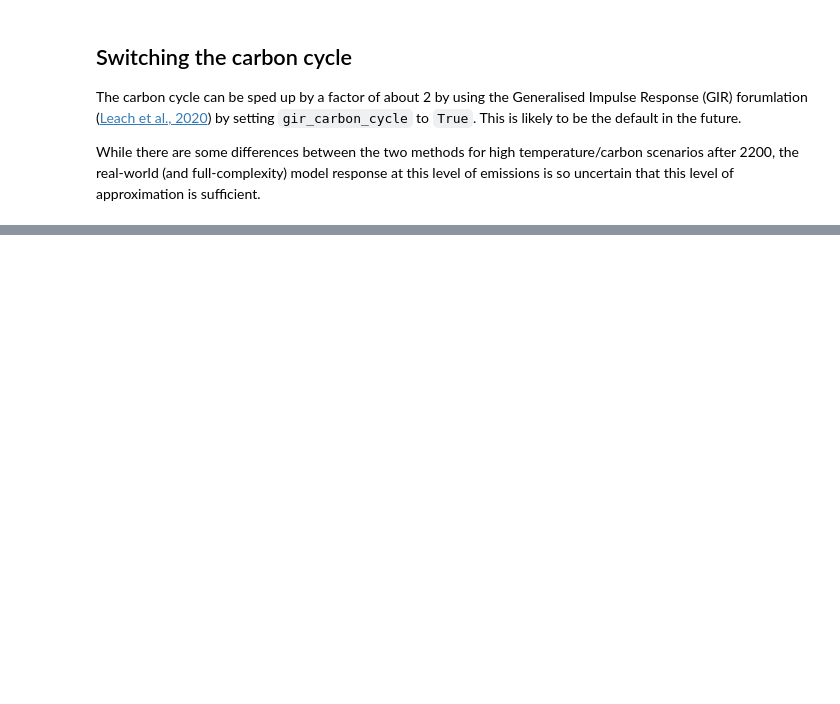
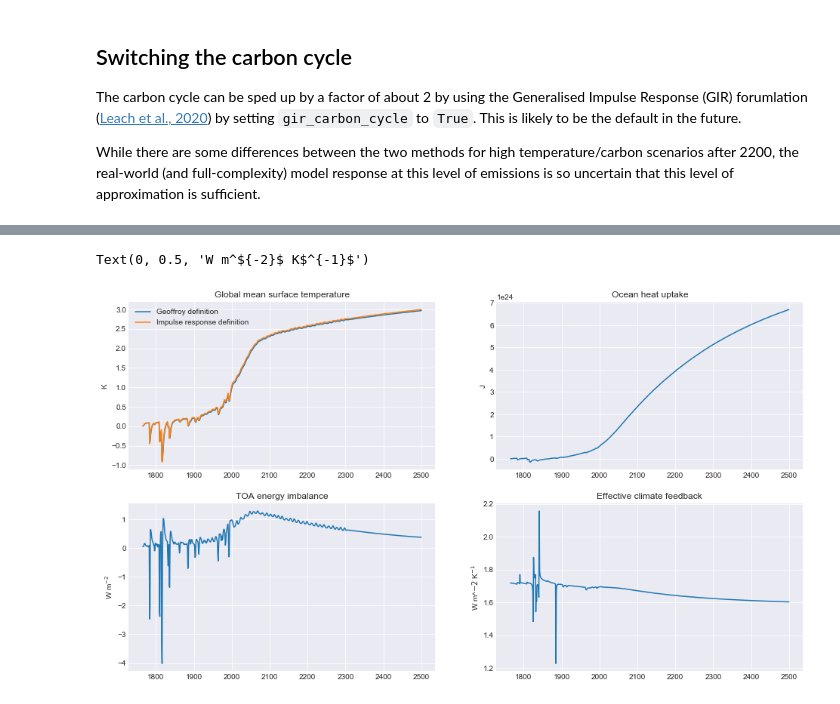
Before and after one commit to OMS-NetZero/FAIR, a Jupyter notebook: docs/examples.ipynb, the cells around one changed output, grey strips where cells are left out. Saved outputs shown, nothing was run; the diff lists cells and outputs as text; code cells hidden in the pictures; blank space fills up the shorter version.

Commit message:
Add in Geoffroy temperature function and docs example

```diff
--- a/docs/examples.ipynb
+++ b/docs/examples.ipynb
@@ -1073,30 +1105,43 @@ We can use a different forcing to temperature coupling other than the one provid
 # %%
 fig = plt.figure()
 ax1 = fig.add_subplot(221)
 ax2 = fig.add_subplot(222)
 ax3 = fig.add_subplot(223)
 ax4 = fig.add_subplot(224)
 
-C, F, T, lambda_eff, ohc, heatflux = fair.forward.fair_scm(
+C, F, T_irm = fair.forward.fair_scm(
+    emissions = rcp45.Emissions.emissions,
+    tcrecs=np.array([1.803,2.816]),
+    F2x=4.45,
+    scale_F2x=False,
+    d=np.array([337.4, 3.53]),
+)
+
+C, F, T_tlm, lambda_eff, ohc, heatflux = fair.forward.fair_scm(
     emissions = rcp45.Emissions.emissions,
     temperature_function='Geoffroy',
-    lambda_global=1.42,
-    ocean_heat_capacity=np.array([9.17,205.68]),
-    deep_ocean_efficacy=1.28,
-    ocean_heat_exchange=0.62,
-    F2x=3.9,
+    lambda_global=1.58,
+    ocean_heat_capacity=np.array([8.7,158]),
+    deep_ocean_efficacy=1.19,
+    ocean_heat_exchange=0.73,
+    F2x=4.45,
     scale_F2x=False
 )
 
-ax1.plot(rcp45.Emissions.year, T);
+ax1.plot(rcp45.Emissions.year, T_tlm, label='Geoffroy definition');
+ax1.plot(rcp45.Emissions.year, T_irm, label='Impulse response definition')
+ax1.legend()
 ax1.set_title('Global mean surface temperature')
 ax1.set_ylabel('K')
 ax2.plot(rcp45.Emissions.year, ohc)
 ax2.set_title('Ocean heat uptake')
 ax2.set_ylabel('J')
 ax3.plot(rcp45.Emissions.year, heatflux)
 ax3.set_title('TOA energy imbalance')
-ax3.set_ylabel('W m${-2}$')
+ax3.set_ylabel('W m$^{-2}$')
 ax4.plot(rcp45.Emissions.year, lambda_eff)
 ax4.set_title('Effective climate feedback')
-ax4.set_ylabel('W m${-2}$ K$^{-1}$')
+ax4.set_ylabel('W m^${-2}$ K$^{-1}$')
+# %% [output]
+Text(0, 0.5, 'W m^${-2}$ K$^{-1}$')
+[figure, added]
```
Also changed, not shown: parts of 15 cells of this notebook, 5 other files.
